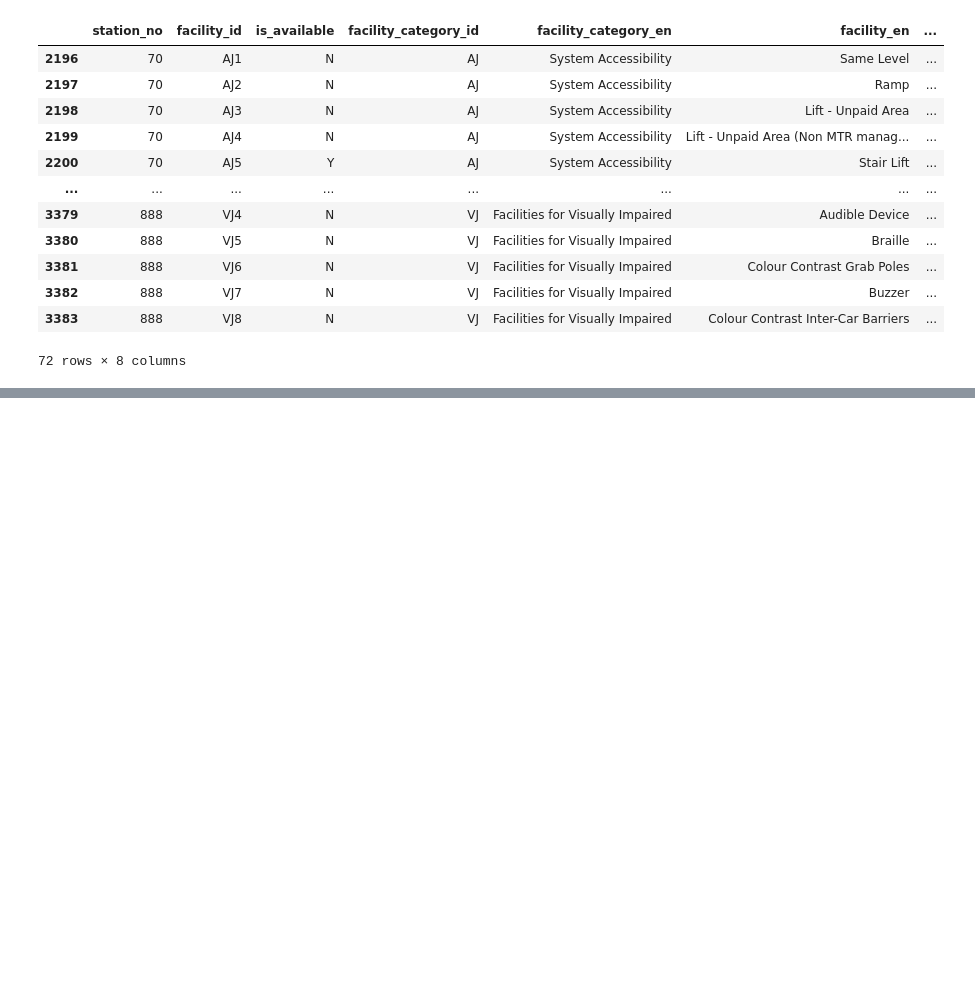
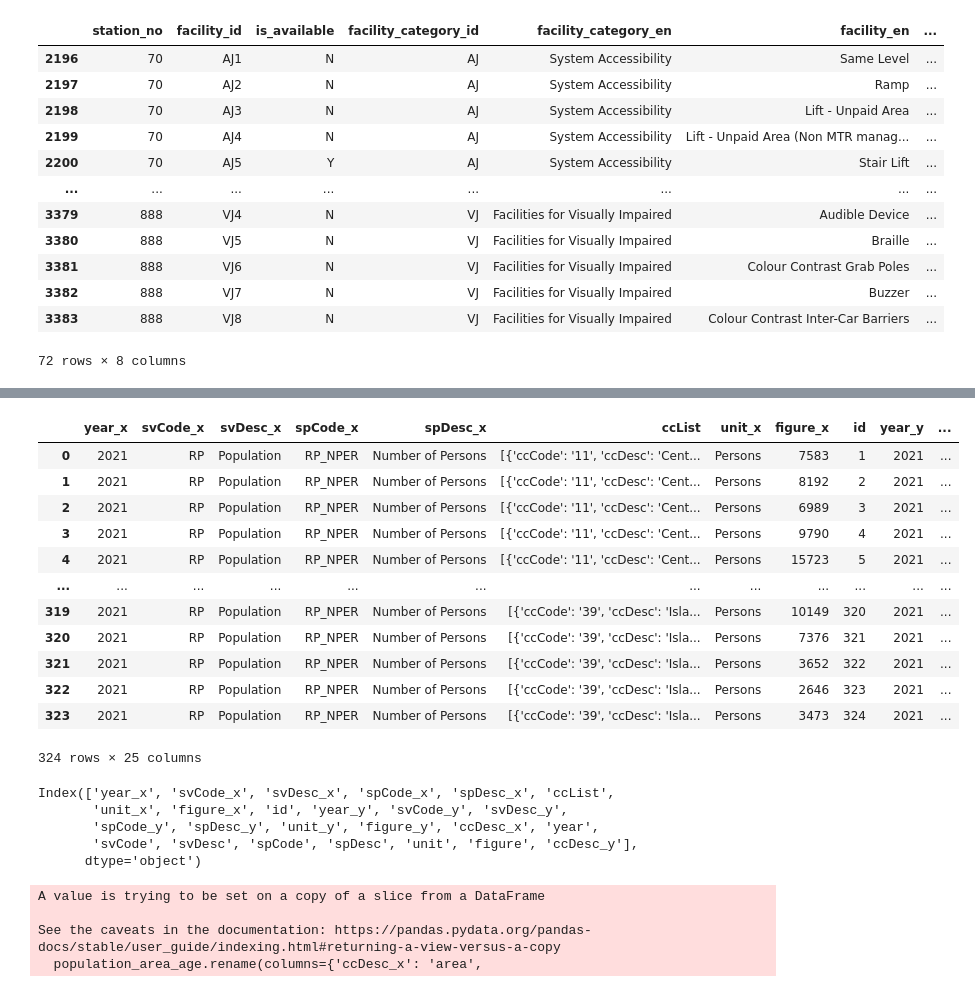
Before and after one commit to linhngo66/MTR-station-accessibility-audit, a Jupyter notebook: HoThiHaiYen-A2.ipynb, the cells around one changed output, grey strips where cells are left out. Cells and saved outputs as stored; diff of their text form; code cells hidden in the pictures; blank space fills up the shorter version.

Commit message:
finish cleaning and transforming census data

```diff
--- a/HoThiHaiYen-A2.ipynb
+++ b/HoThiHaiYen-A2.ipynb
@@ -228,0 +301,12 @@ barrier_free_facility_details[barrier_free_facility_details.isna().any(axis=1)]
+# %%
+# Explode the list into separate rows
+explored_ccList = census_df.explode('ccList')
+
+# Expand dictionaries into columns
+final_ccList = pd.concat(
+    [explored_ccList.drop('ccList', axis=1), explored_ccList['ccList'].apply(pd.Series)],
+    axis=1
+)
+
+final_ccList.drop(columns=['ccCode', 'cvCode', 'cvDesc'], inplace=True)
+final_ccList
@@ -228,0 +327,41 @@ barrier_free_facility_details[barrier_free_facility_details.isna().any(axis=1)]
+# %%
+final_ccList_area = final_ccList.iloc[range(0, len(final_ccList), 2)]
+# %%
+final_ccList_age = final_ccList.iloc[range(1, len(final_df), 2)]
+# %%
+census_df = census_df.merge(final_ccList_area, how='left', on='id') \
+    .merge(final_ccList_age, how='left', on='id')
+# %%
+census_df
+# %% [output]
+|  | year_x | svCode_x | svDesc_x | spCode_x | spDesc_x | ccList | unit_x | figure_x | id | year_y | ... |
+| 0 | 2021 | RP | Population | RP_NPER | Number of Persons | [{'ccCode': '11', 'ccDesc': 'Cent... | Persons | 7583 | 1 | 2021 | ... |
+| 1 | 2021 | RP | Population | RP_NPER | Number of Persons | [{'ccCode': '11', 'ccDesc': 'Cent... | Persons | 8192 | 2 | 2021 | ... |
+| 2 | 2021 | RP | Population | RP_NPER | Number of Persons | [{'ccCode': '11', 'ccDesc': 'Cent... | Persons | 6989 | 3 | 2021 | ... |
+| 3 | 2021 | RP | Population | RP_NPER | Number of Persons | [{'ccCode': '11', 'ccDesc': 'Cent... | Persons | 9790 | 4 | 2021 | ... |
+| 4 | 2021 | RP | Population | RP_NPER | Number of Persons | [{'ccCode': '11', 'ccDesc': 'Cent... | Persons | 15723 | 5 | 2021 | ... |
+| ... | ... | ... | ... | ... | ... | ... | ... | ... | ... | ... | ... |
+| 319 | 2021 | RP | Population | RP_NPER | Number of Persons | [{'ccCode': '39', 'ccDesc': 'Isla... | Persons | 10149 | 320 | 2021 | ... |
+| 320 | 2021 | RP | Population | RP_NPER | Number of Persons | [{'ccCode': '39', 'ccDesc': 'Isla... | Persons | 7376 | 321 | 2021 | ... |
+| 321 | 2021 | RP | Population | RP_NPER | Number of Persons | [{'ccCode': '39', 'ccDesc': 'Isla... | Persons | 3652 | 322 | 2021 | ... |
+| 322 | 2021 | RP | Population | RP_NPER | Number of Persons | [{'ccCode': '39', 'ccDesc': 'Isla... | Persons | 2646 | 323 | 2021 | ... |
+| 323 | 2021 | RP | Population | RP_NPER | Number of Persons | [{'ccCode': '39', 'ccDesc': 'Isla... | Persons | 3473 | 324 | 2021 | ... |
+324 rows × 25 columns
+# %%
+census_df.columns
+# %% [output]
+Index(['year_x', 'svCode_x', 'svDesc_x', 'spCode_x', 'spDesc_x', 'ccList',
+       'unit_x', 'figure_x', 'id', 'year_y', 'svCode_y', 'svDesc_y',
+       'spCode_y', 'spDesc_y', 'unit_y', 'figure_y', 'ccDesc_x', 'year',
+       'svCode', 'svDesc', 'spCode', 'spDesc', 'unit', 'figure', 'ccDesc_y'],
+      dtype='object')
+# %%
+population_area_age = census_df[['ccDesc_y', 'ccDesc_x', 'figure']]
+population_area_age.rename(columns={'ccDesc_x': 'area',
+                          'ccDesc_y': 'age_group',
+                          'figure': 'population'}, inplace=True)
+# %% [output]
+A value is trying to be set on a copy of a slice from a DataFrame
+
+See the caveats in the documentation: https://pandas.pydata.org/pandas-docs/stable/user_guide/indexing.html#returning-a-view-versus-a-copy
+  population_area_age.rename(columns={'ccDesc_x': 'area',
```
Also changed, not shown: parts of 12 cells of this notebook.
